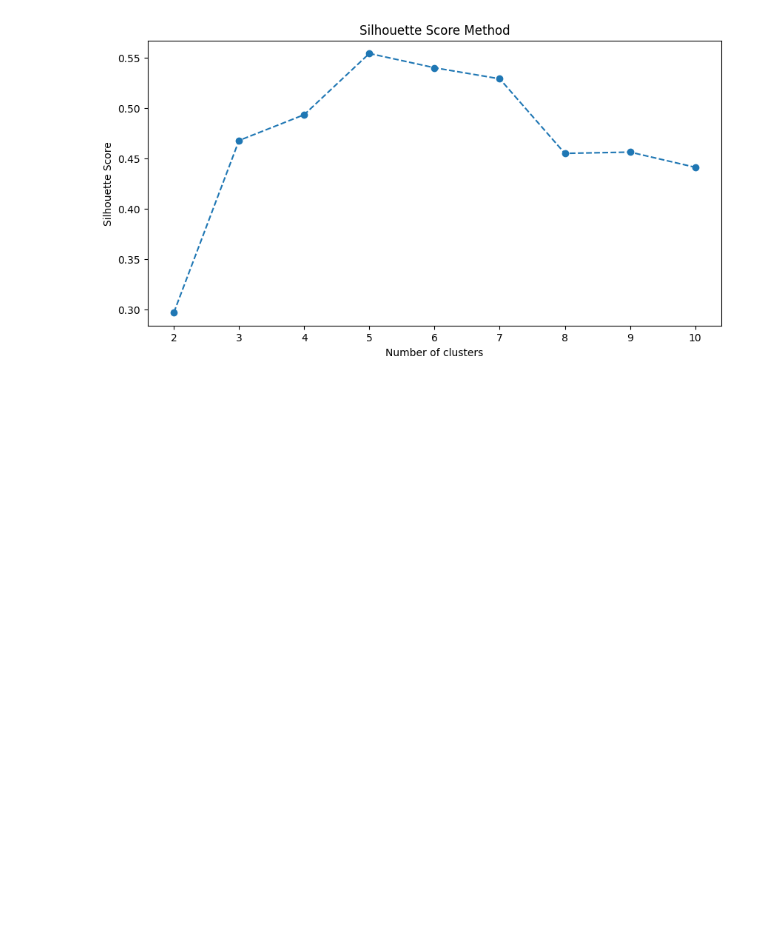
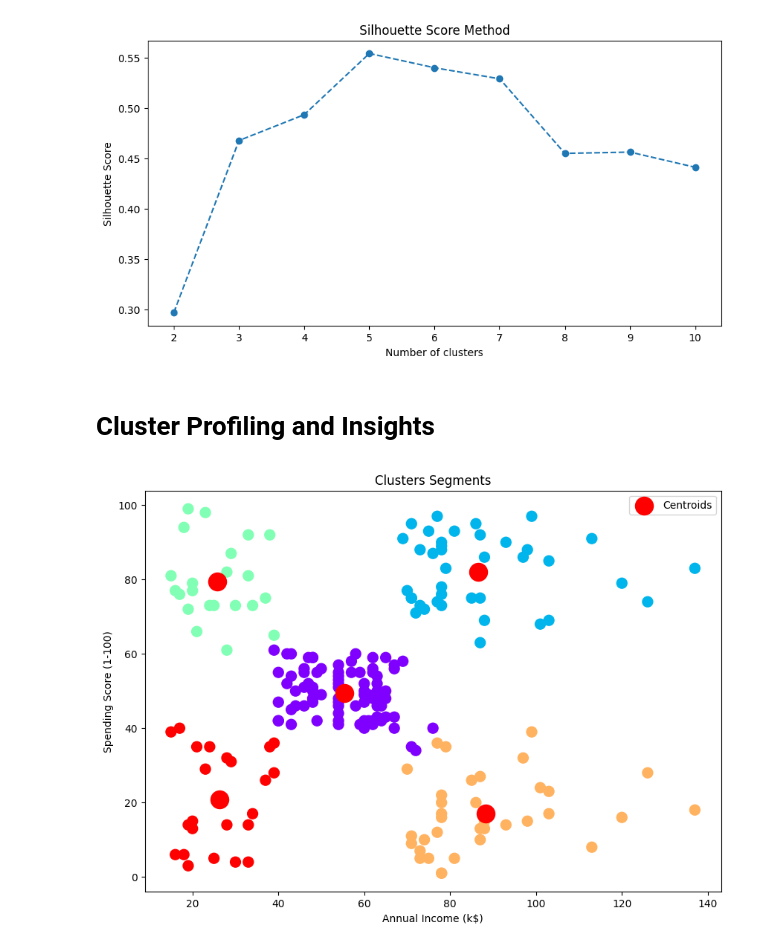
Before and after one commit to Ahmed-Islam-AI/100DaysOfBytewise, a Jupyter notebook: Solutions/Task 17 Solution/BWF_WEEK_7_TASK_17.ipynb, the cells around one changed output. Cells and saved outputs as stored; diff of their text form; code cells hidden in the pictures; blank space fills up the shorter version.

Commit message:
optimal clusters

```diff
--- a/Solutions/Task 17 Solution/BWF_WEEK_7_TASK_17.ipynb
+++ b/Solutions/Task 17 Solution/BWF_WEEK_7_TASK_17.ipynb
@@ -97,21 +97,25 @@ plt.ylabel('Silhouette Score')
 plt.show()
 # %% [output]
 [figure]
+# %% [markdown]
+# Cluster Profiling and Insights
 # %%
 # Optimal Number of clusters
 
 optimal_clusters = 5
 kmeans = KMeans(n_clusters=optimal_clusters, init='k-means++', random_state=42)
 y_kmeans = kmeans.fit_predict(X)
 
 
 # Visualizing the Clustering
 
 plt.figure(figsize=(10,7))
 plt.scatter(X.iloc[:, 0], X.iloc[:, 1], c=y_kmeans,s=100, cmap='rainbow')
-plt.scatter(kmeans.cluster_centers_[:, 0], kmeans.cluster_centers_[:, 1], s=300, c='red', labels = 'Centroids')
+plt.scatter(kmeans.cluster_centers_[:, 0], kmeans.cluster_centers_[:, 1], s=300, c='red', label = 'Centroids')
 plt.title('Clusters Segments')
 plt.xlabel('Annual Income (k$)')
 plt.ylabel('Spending Score (1-100)')
-plt.legends()
+plt.legend()
 plt.show()
+# %% [output]
+[figure, added]
```
Also changed, not shown: parts of 7 cells of this notebook.
